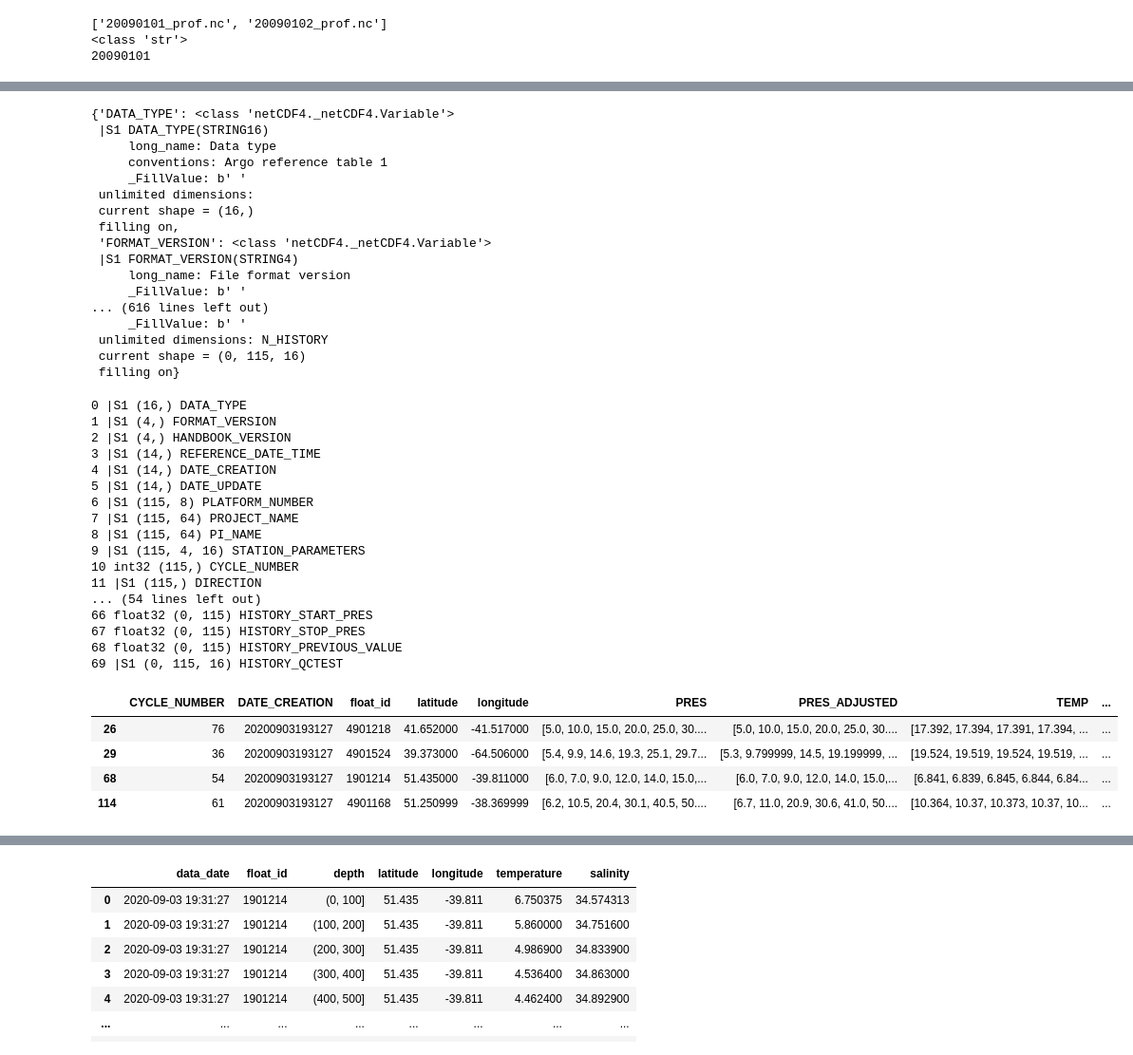
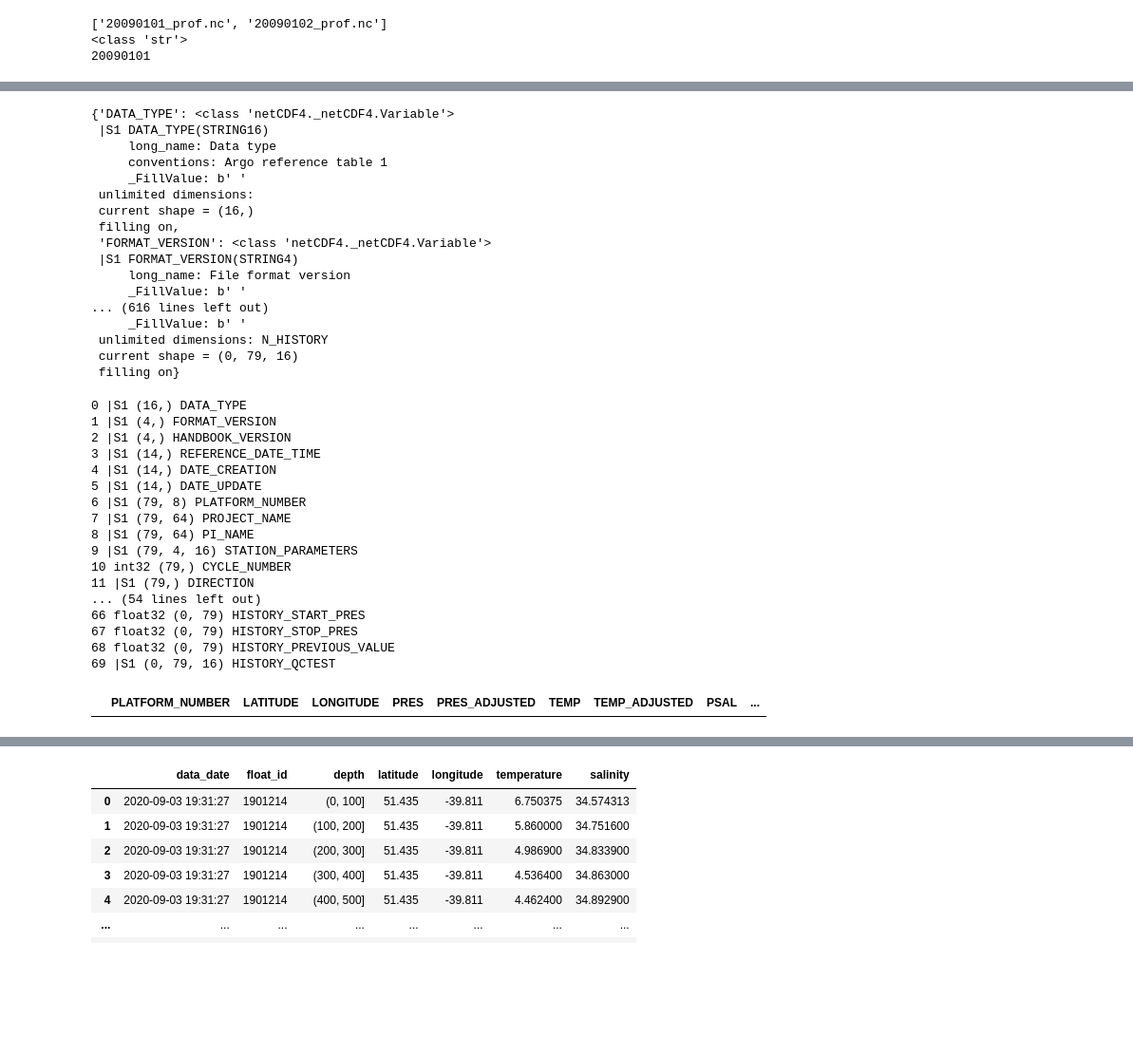
Before and after one commit to minsun-ss/argo_ocean_data_analysis, a Jupyter notebook: notebooks/argo_atlantic_data_analysis.ipynb, the cells around one changed output, grey strips where cells are left out. Shown at 95% size. Cells and saved outputs as stored; diff of their text form; code cells hidden in the pictures; blank space fills up the shorter version.

```diff
--- a/notebooks/argo_atlantic_data_analysis.ipynb
+++ b/notebooks/argo_atlantic_data_analysis.ipynb
@@ -41,7 +41,7 @@ for file in os.listdir(directory)[:2]:
 
 # turns out you have to use netcdf4 - this is a multidimensional dataset, so flat array packages like xarray doesn't work
 
-argo = netCDF4.Dataset('argo')
+argo = netCDF4.Dataset('20120104_prof.nc')
 argo.variables
 # %% [output]
 {'DATA_TYPE': <class 'netCDF4._netCDF4.Variable'>
@@ -59,7 +59,7 @@ argo.variables
 ... (616 lines left out)
      _FillValue: b' '
  unlimited dimensions: N_HISTORY
- current shape = (0, 115, 16)
+ current shape = (0, 79, 16)
  filling on}
 # %%
 for key in list(argo.variables.keys()):
@@ -71,17 +71,17 @@ for key in list(argo.variables.keys()):
 3 |S1 (14,) REFERENCE_DATE_TIME
 4 |S1 (14,) DATE_CREATION
 5 |S1 (14,) DATE_UPDATE
-6 |S1 (115, 8) PLATFORM_NUMBER
-7 |S1 (115, 64) PROJECT_NAME
-8 |S1 (115, 64) PI_NAME
-9 |S1 (115, 4, 16) STATION_PARAMETERS
-10 int32 (115,) CYCLE_NUMBER
-11 |S1 (115,) DIRECTION
+6 |S1 (79, 8) PLATFORM_NUMBER
+7 |S1 (79, 64) PROJECT_NAME
+8 |S1 (79, 64) PI_NAME
+9 |S1 (79, 4, 16) STATION_PARAMETERS
+10 int32 (79,) CYCLE_NUMBER
+11 |S1 (79,) DIRECTION
 ... (54 lines left out)
-66 float32 (0, 115) HISTORY_START_PRES
-67 float32 (0, 115) HISTORY_STOP_PRES
-68 float32 (0, 115) HISTORY_PREVIOUS_VALUE
-69 |S1 (0, 115, 16) HISTORY_QCTEST
+66 float32 (0, 79) HISTORY_START_PRES
+67 float32 (0, 79) HISTORY_STOP_PRES
+68 float32 (0, 79) HISTORY_PREVIOUS_VALUE
+69 |S1 (0, 79, 16) HISTORY_QCTEST
 # %%
 def utf_decoding(array):
     return [x.decode('UTF-8') for x in array.data]
@@ -107,49 +107,48 @@ def param_masked_arrays_decoding(masked_array):
     return calibration
 
 tt = {}
-for var in list(argo.variables.keys())[:52]:
+for var in ["PLATFORM_NUMBER", "LATITUDE", "LONGITUDE", "PRES", "PRES_ADJUSTED", "TEMP", "TEMP_ADJUSTED",
+            "PSAL", "PSAL_ADJUSTED", "PROJECT_NAME"]:
     '''
     ['HISTORY_INSTITUTION', 'HISTORY_STEP', 'HISTORY_SOFTWARE', 'HISTORY_SOFTWARE_RELEASE', 'HISTORY_REFERENCE',
     'HISTORY_DATE', 'HISTORY_ACTION', 'HISTORY_PARAMETER', 'HISTORY_START_PRES', 'HISTORY_STOP_PRES',
     'HISTORY_PREVIOUS_VALUE', 'HISTORY_QCTEST'] (argo.variables.key()[52:]) are empty so we should not bother with them.
     '''
     if len(argo.variables[var][:]) <= 16:
     # Deals with the first variables which have a single information in them e.g. ['DATA_TYPE', 'FORMAT_VERSION', 'HANDBOOK_VERSION', 'REFERENCE_DATE_TIME', 'DATE_CREATION', 'DATE_UPDATE']
         tt[var] = ''.join(utf_decoding(argo.variables[var][:])).strip()
     elif argo.variables[var][:].dtype != '|S1' and argo.variables[var][:].ndim == 1:
         tt[var] = argo.variables[var][:]
     elif argo.variables[var][:].dtype != '|S1' and argo.variables[var][:].ndim > 1:
         tt[var] = list(argo.variables[var][:].data)
     elif argo.variables[var][:].ndim == 1:
         tt[var] = utf_decoding(argo.variables[var][:])
     elif argo.variables[var][:].ndim == 2:
         tt[var] = masked_arrays_decoding(argo.variables[var][:])
     elif argo.variables[var][:].ndim == 3:
         tt[var] = [masked_arrays_decoding(x) for x in argo.variables[var][:]]
     else:
         tt[var] = param_masked_arrays_decoding(argo.variables[var][:])
 
 
 
 argo_df = pd.DataFrame(tt)
+argo_df
 latitude_limits = (argo_df["LATITUDE"] > 38) & (argo_df["LATITUDE"] < 59)
 longitude_limits = (argo_df["LONGITUDE"] > -70) & (argo_df["LONGITUDE"] < -35)
+argo_df[latitude_limits & longitude_limits]
 
-#Restrict floats to region surrounding the St Lawrence Estuary. This is a fairly large area but can be further filtered if needed.
-#Keep only columns we will need and rename columns that will be retained after processing.
-argo_df = (argo_df[latitude_limits & longitude_limits]
-           [["CYCLE_NUMBER","DATE_CREATION", "PLATFORM_NUMBER", "LATITUDE", "LONGITUDE", "PRES", "PRES_ADJUSTED", "TEMP", "TEMP_ADJUSTED",
-             "PSAL", "PSAL_ADJUSTED", "PROJECT_NAME"]]
-           .rename(columns={"PLATFORM_NUMBER":"float_id", "LATITUDE":"latitude", "LONGITUDE":"longitude", "PROJECT_NAME": "data_source"})
-          )
+# #Restrict floats to region surrounding the St Lawrence Estuary. This is a fairly large area but can be further filtered if needed.
+# #Keep only columns we will need and rename columns that will be retained after processing.
+# argo_df = (argo_df[latitude_limits & longitude_limits]
+#            [["PLATFORM_NUMBER", "LATITUDE", "LONGITUDE", "PRES", "PRES_ADJUSTED", "TEMP", "TEMP_ADJUSTED",
+#              "PSAL", "PSAL_ADJUSTED", "PROJECT_NAME"]]
+#            .rename(columns={"PLATFORM_NUMBER":"float_id", "LATITUDE":"latitude", "LONGITUDE":"longitude", "PROJECT_NAME": "data_source"})
+#           )
 
-argo_df
+# argo_df
 # %% [output]
-|  | CYCLE_NUMBER | DATE_CREATION | float_id | latitude | longitude | PRES | PRES_ADJUSTED | TEMP | ... |
-| 26 | 76 | 20200903193127 | 4901218 | 41.652000 | -41.517000 | [5.0, 10.0, 15.0, 20.0, 25.0, 30.... | [5.0, 10.0, 15.0, 20.0, 25.0, 30.... | [17.392, 17.394, 17.391, 17.394, ... | ... |
-| 29 | 36 | 20200903193127 | 4901524 | 39.373000 | -64.506000 | [5.4, 9.9, 14.6, 19.3, 25.1, 29.7... | [5.3, 9.799999, 14.5, 19.199999, ... | [19.524, 19.519, 19.524, 19.519, ... | ... |
-| 68 | 54 | 20200903193127 | 1901214 | 51.435000 | -39.811000 | [6.0, 7.0, 9.0, 12.0, 14.0, 15.0,... | [6.0, 7.0, 9.0, 12.0, 14.0, 15.0,... | [6.841, 6.839, 6.845, 6.844, 6.84... | ... |
-| 114 | 61 | 20200903193127 | 4901168 | 51.250999 | -38.369999 | [6.2, 10.5, 20.4, 30.1, 40.5, 50.... | [6.7, 11.0, 20.9, 30.6, 41.0, 50.... | [10.364, 10.37, 10.373, 10.37, 10... | ... |
+|  | PLATFORM_NUMBER | LATITUDE | LONGITUDE | PRES | PRES_ADJUSTED | TEMP | TEMP_ADJUSTED | PSAL | ... |
 # %%
 def unnesting(df, columns):
     '''Unnest the parameter data for Pressure, Salinity and Temperature. Pressure will be used to calculate depth.'''
```
Also changed, not shown: parts of 2 cells of this notebook, 3 other files.
